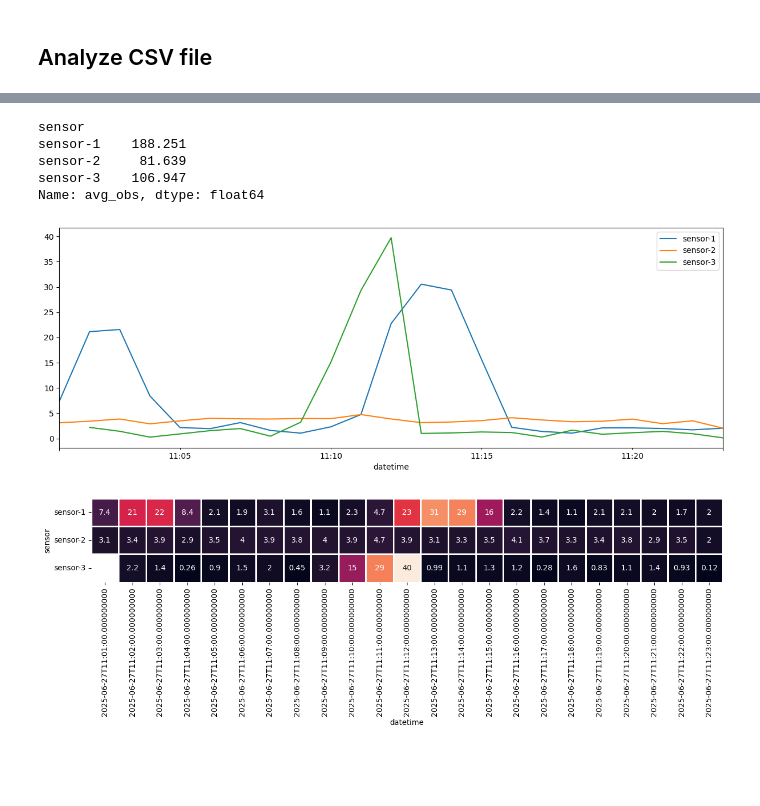
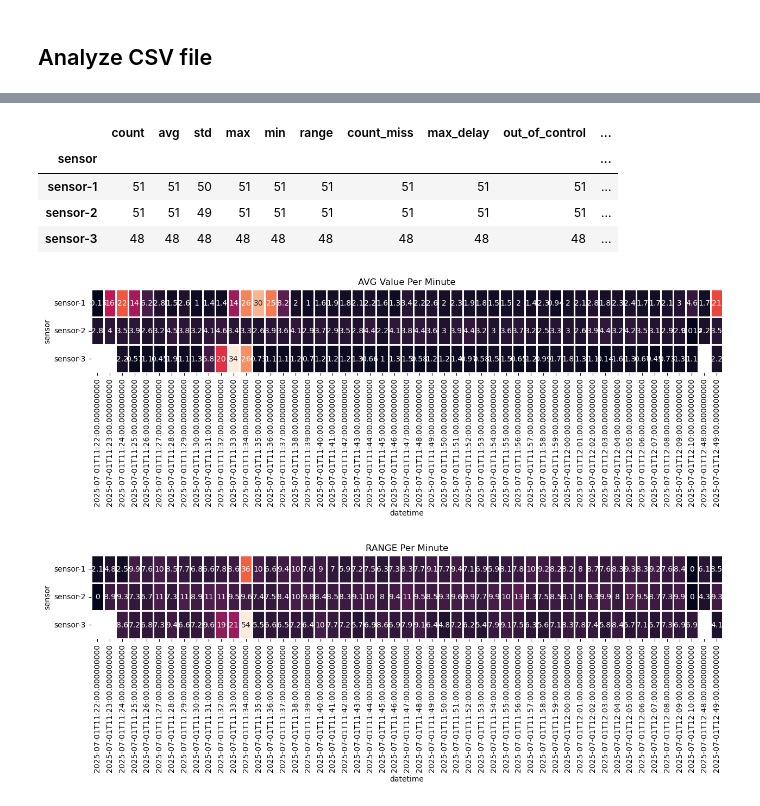
Before and after one commit to giobbu/online-root-cause-analysis, a Jupyter notebook: notebooks/12_spark_read_csv.ipynb, the cells around one changed output, grey strips where cells are left out. Cells and saved outputs as stored; diff of their text form; code cells hidden in the pictures; blank space fills up the shorter version.

```diff
--- a/notebooks/12_spark_read_csv.ipynb
+++ b/notebooks/12_spark_read_csv.ipynb
@@ -72,27 +72,48 @@ pandas_df.tail()
 pandas_df["datetime"] = pd.to_datetime(pandas_df["window_end"])
 # %%
 sorted_df = pandas_df.sort_values(by='datetime').set_index("datetime")
+# %%
+sorted_df['range_max_min'] = sorted_df['max'] - sorted_df['min']
 # %%
-sorted_df.groupby("sensor").avg_obs.sum()
+sorted_df.groupby("sensor").count()
 # %% [output]
-sensor
-sensor-1    188.251
-sensor-2     81.639
-sensor-3    106.947
-Name: avg_obs, dtype: float64
+|  | count | avg | std | max | min | range | count_miss | max_delay | out_of_control | ... |
+| sensor |  |  |  |  |  |  |  |  |  | ... |
+| sensor-1 | 51 | 51 | 50 | 51 | 51 | 51 | 51 | 51 | 51 | ... |
+| sensor-2 | 51 | 51 | 49 | 51 | 51 | 51 | 51 | 51 | 51 | ... |
+| sensor-3 | 48 | 48 | 48 | 48 | 48 | 48 | 48 | 48 | 48 | ... |
 # %%
-df_avg = sorted_df[["sensor", "avg_obs"]].pivot(columns='sensor', values='avg_obs')
+df_avg = sorted_df[["sensor", "avg"]].pivot(columns='sensor', values='avg')
 
-sorted_df.groupby("sensor").avg_obs.plot(figsize=(15,5))
-plt.legend()
-plt.plot()
+#sorted_df.groupby("sensor").avg_obs.plot(figsize=(15,5))
+#plt.legend()
+#plt.plot()
 
 plt.figure(figsize=(15, 2))
-sns.heatmap(df_avg.T, annot=True, cbar=False,
-                    linewidths=1,
-                    linecolor='white', )
+sns.heatmap(df_avg.T,
+            annot=True,
+            cbar=False,
+            linewidths=1,
+            linecolor='white', )
+plt.title("AVG Value Per Minute")
 plt.show()
 # %% [output]
-[figure, old version]
+[figure, new version]
-[figure, removed]
+# %%
+df_range = sorted_df[["sensor", "range_max_min"]].pivot(columns='sensor', values='range_max_min')
+
+#sorted_df.groupby("sensor").range_max_min.plot(figsize=(15,5))
+#plt.legend()
+#plt.plot()
+
+plt.figure(figsize=(15, 2))
+sns.heatmap(df_range.T,
+            annot=True,
+            cbar=False,
+            linewidths=1,
+            linecolor='white')
+plt.title("RANGE Per Minute")
+plt.show()
+# %% [output]
+[figure, added]
 # %%
```
Also changed, not shown: parts of 7 cells of this notebook.
